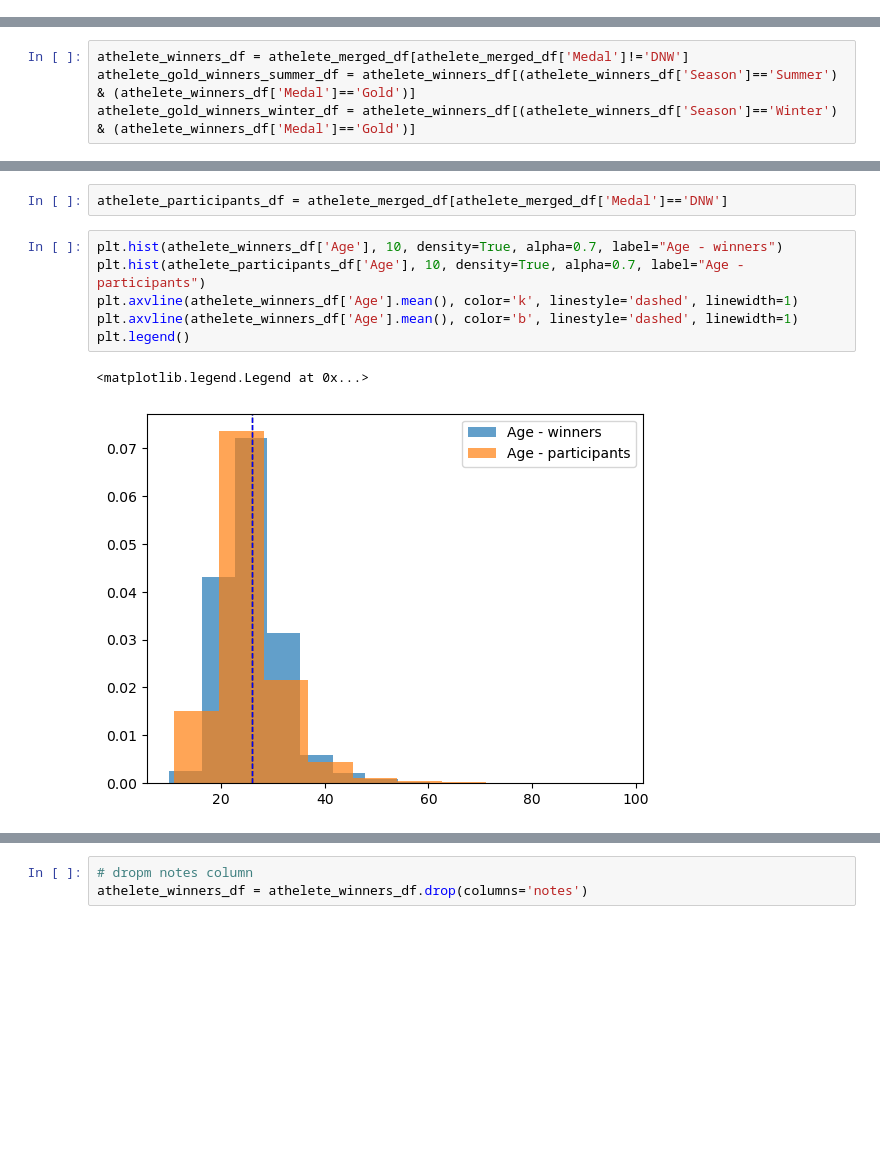
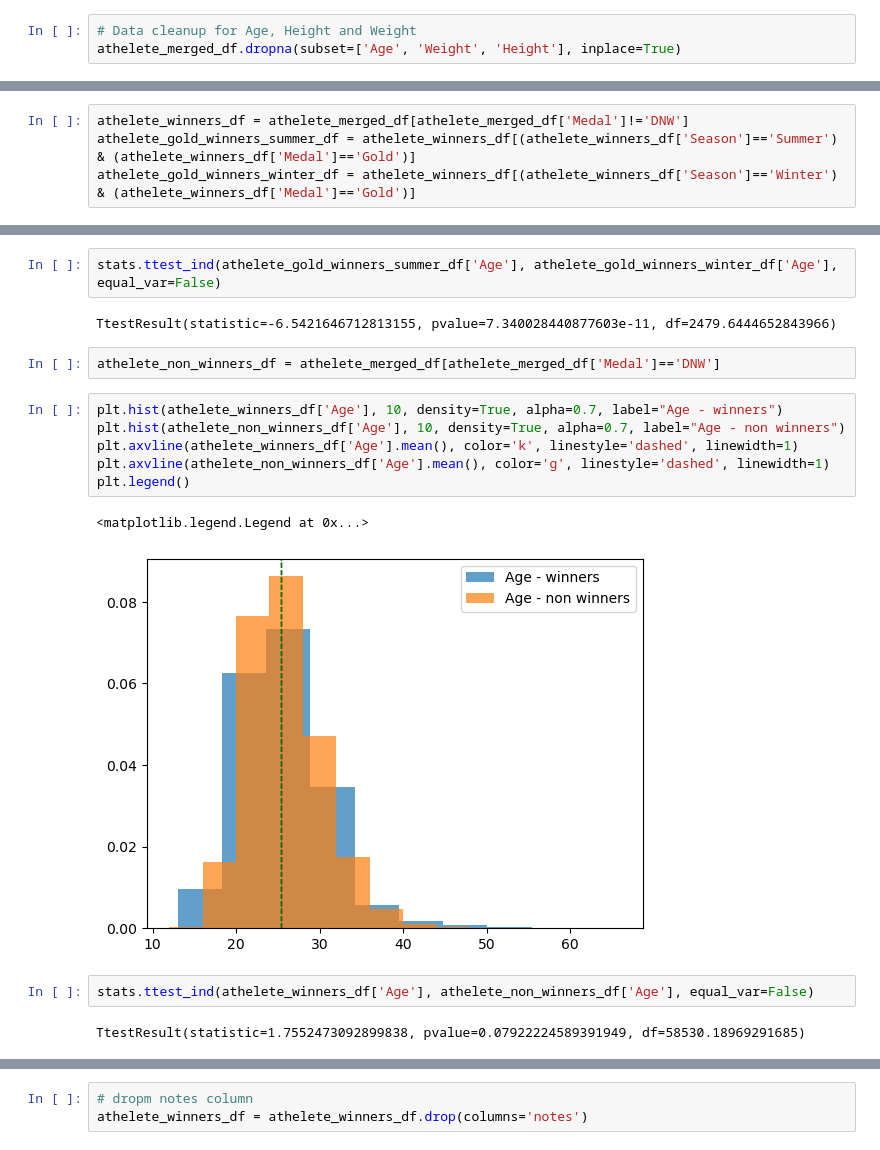
Before and after one commit to soumyaranjanswaincan/Olympic-Data-Analysis, a Jupyter notebook: Olympic Data Analysis/athelete.ipynb, the cells around one changed output, grey strips where cells are left out. Drawn from its saved outputs; the diff is of its cells as text; blank space fills up the shorter version.

Commit message:
data cleanup and code for statistical analysis

```diff
--- a/Olympic Data Analysis/athelete.ipynb
+++ b/Olympic Data Analysis/athelete.ipynb
@@ -145,3 +140,6 @@ plt.show()
+# %%
+# Data cleanup for Age, Height and Weight
+athelete_merged_df.dropna(subset=['Age', 'Weight', 'Height'], inplace=True)
 # %%
 # Generate a box plot that shows the distrubution of the total male and female participants.
 athelete_clean_df = athelete_merged_df[athelete_merged_df['Age'].notnull()]
@@ -197,13 +195,21 @@ plt.legend()
+# %%
+stats.ttest_ind(athelete_gold_winners_summer_df['Age'], athelete_gold_winners_winter_df['Age'], equal_var=False)
+# %% [output]
+TtestResult(statistic=-6.5421646712813155, pvalue=7.340028440877603e-11, df=2479.6444652843966)
 # %%
-athelete_participants_df = athelete_merged_df[athelete_merged_df['Medal']=='DNW']
+athelete_non_winners_df = athelete_merged_df[athelete_merged_df['Medal']=='DNW']
 # %%
 plt.hist(athelete_winners_df['Age'], 10, density=True, alpha=0.7, label="Age - winners")
-plt.hist(athelete_participants_df['Age'], 10, density=True, alpha=0.7, label="Age - participants")
+plt.hist(athelete_non_winners_df['Age'], 10, density=True, alpha=0.7, label="Age - non winners")
 plt.axvline(athelete_winners_df['Age'].mean(), color='k', linestyle='dashed', linewidth=1)
-plt.axvline(athelete_winners_df['Age'].mean(), color='b', linestyle='dashed', linewidth=1)
+plt.axvline(athelete_non_winners_df['Age'].mean(), color='g', linestyle='dashed', linewidth=1)
 plt.legend()
 # %% [output]
 <matplotlib.legend.Legend at 0x...>
-[figure, old version]
+[figure, new version]
+# %%
+stats.ttest_ind(athelete_winners_df['Age'], athelete_non_winners_df['Age'], equal_var=False)
+# %% [output]
+TtestResult(statistic=1.7552473092899838, pvalue=0.07922224589391949, df=58530.18969291685)
 # %%
 plt.hist(athelete_winners_df['Height'], 10, density=True, alpha=0.7, label="Height - winners")
```
Also changed, not shown: parts of 10 cells of this notebook, 1 other file.
